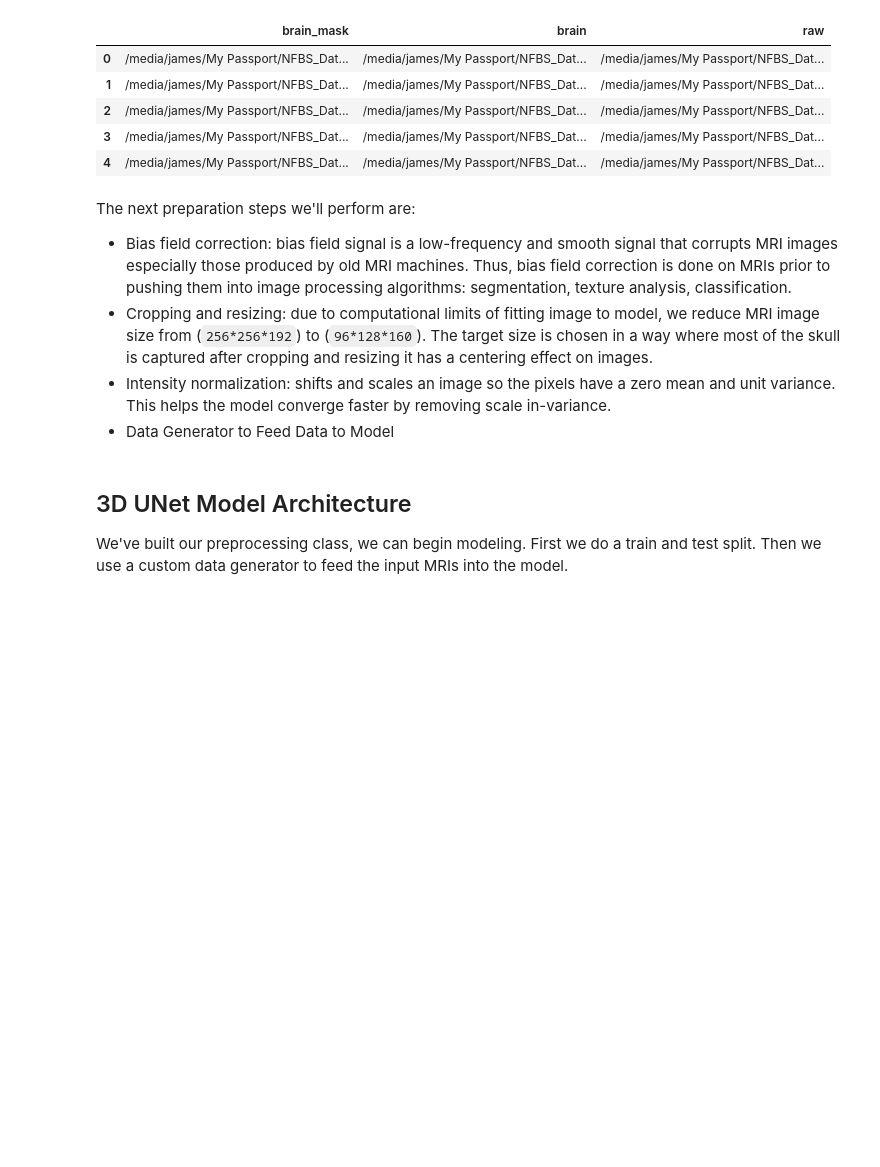
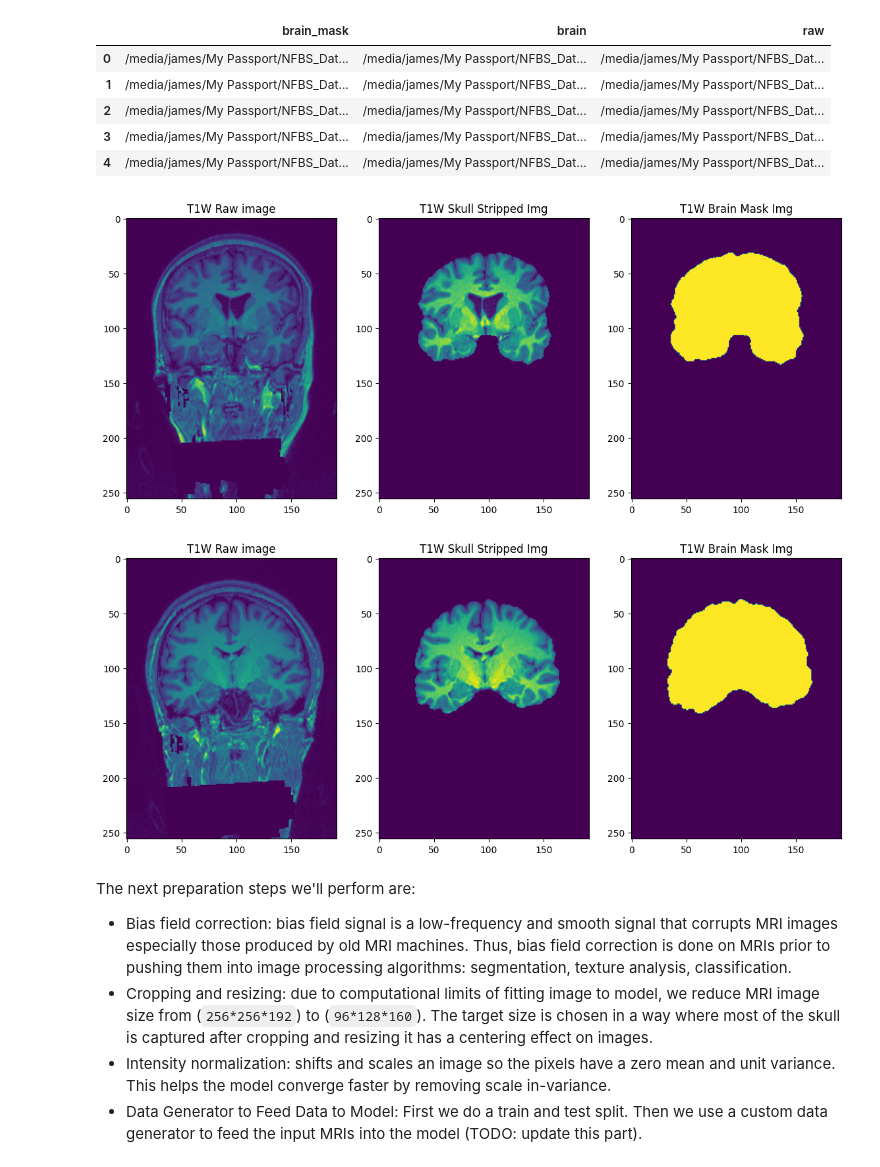
Before and after one commit to AI-Medical-Robotics/Stroke_Lesion_Segmentation, a Jupyter notebook: DLPipeline/Skull_Stripping_Segmentation/Skull Stripping Segmentation NFBS Data.ipynb, the cells around one changed output. Drawn from its saved outputs; the diff is of its cells as text; code cells hidden in the pictures; blank space fills up the shorter version.

Commit message:
Added imports and visual in Skull Stripping Notebook
Still updating and testing. Also working on understanding Tutorials Py code, so I can soon
use it for my own needs

```diff
--- a/DLPipeline/Skull_Stripping_Segmentation/Skull Stripping Segmentation NFBS Data.ipynb
+++ b/DLPipeline/Skull_Stripping_Segmentation/Skull Stripping Segmentation NFBS Data.ipynb
@@ -75,13 +146,29 @@ nfbs_df.head(5)
 | 2 | /media/james/My Passport/NFBS_Dat... | /media/james/My Passport/NFBS_Dat... | /media/james/My Passport/NFBS_Dat... |
 | 3 | /media/james/My Passport/NFBS_Dat... | /media/james/My Passport/NFBS_Dat... | /media/james/My Passport/NFBS_Dat... |
 | 4 | /media/james/My Passport/NFBS_Dat... | /media/james/My Passport/NFBS_Dat... | /media/james/My Passport/NFBS_Dat... |
+# %%
+# visualize a couple of examples
+for i in range(2):
+    fig, ax = plt.subplots(1, 3, figsize=(14, 10))
+    ax[0].set_title("T1W Raw image")
+    img = nib.load(nfbs_df.raw.iloc[i]).get_data()
+    ax[0].imshow(img[img.shape[0]//2])
+    ax[1].set_title("T1W Skull Stripped Img")
+    img = nib.load(nfbs_df.brain.iloc[i]).get_data()
+    ax[1].imshow(img[img.shape[0]//2])
+    ax[2].set_title("T1W Brain Mask Img")
+    img = nib.load(nfbs_df.brain_mask.iloc[i]).get_data()
+    ax[2].imshow(img[img.shape[0]//2])
+# %% [output]
+[figure, added]
+[figure, added]
 # %% [markdown]
 The next preparation steps we'll perform are:
 
 - Bias field correction: bias field signal is a low-frequency and smooth signal that corrupts MRI images especially those produced by old MRI machines. Thus, bias field correction is done on MRIs prior to pushing them into image processing algorithms: segmentation, texture analysis, classification.
 - Cropping and resizing: due to computational limits of fitting image to model, we reduce MRI image size from (`256*256*192`) to (`96*128*160`). The target size is chosen in a way where most of the skull is captured after cropping and resizing it has a centering effect on images.
 - Intensity normalization: shifts and scales an image so the pixels have a zero mean and unit variance. This helps the model converge faster by removing scale in-variance.
-- Data Generator to Feed Data to Model
+- Data Generator to Feed Data to Model: First we do a train and test split. Then we use a custom data generator to feed the input MRIs into the model (TODO: update this part).
 # %%
 class preprocessing():
     def __init__(self, df):
@@ -150,4 +265,0 @@ class preprocessing():
-# %% [markdown]
-## 3D UNet Model Architecture
-
-We've built our preprocessing class, we can begin modeling. First we do a train and test split. Then we use a custom data generator to feed the input MRIs into the model.
```
Also changed, not shown: parts of 16 cells of this notebook.
